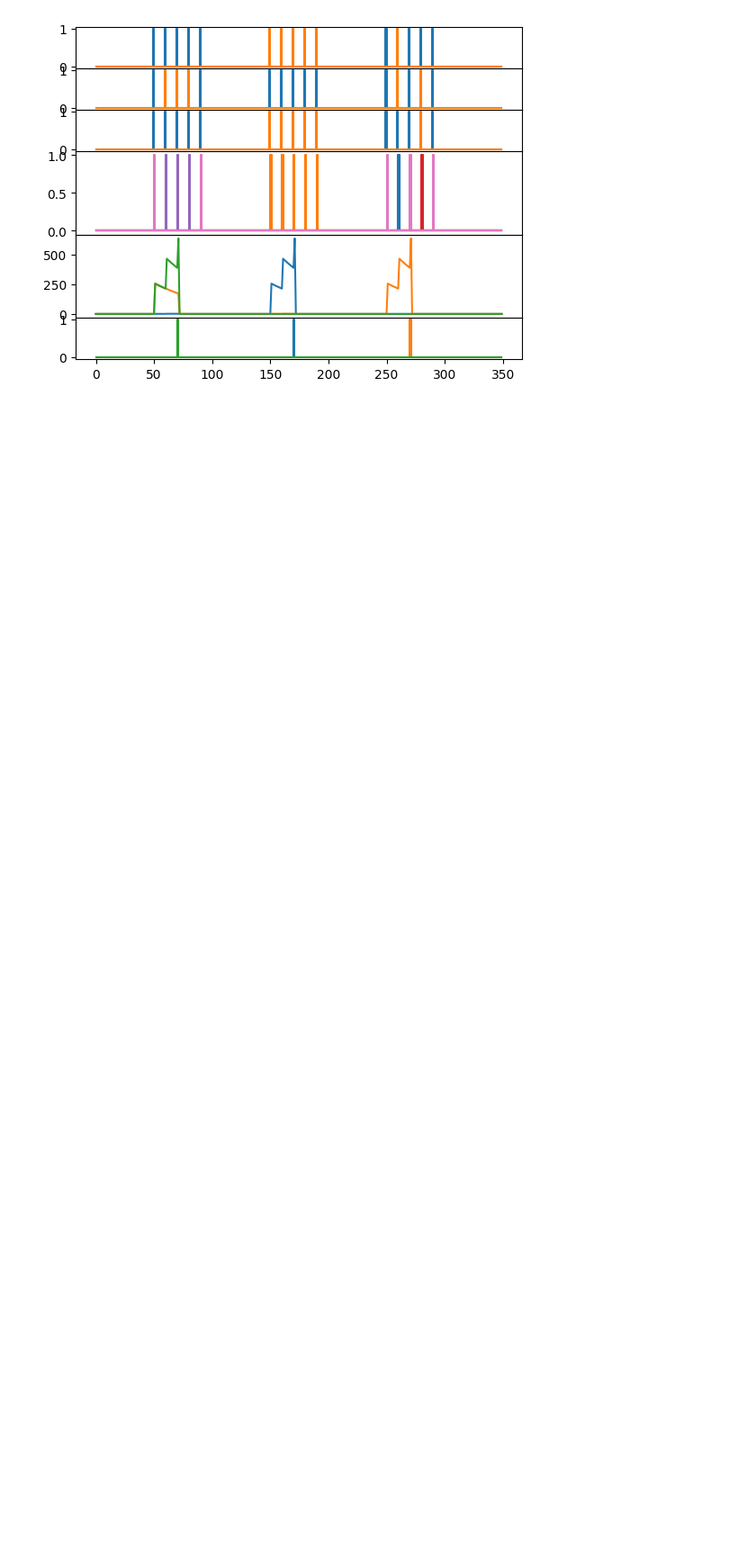
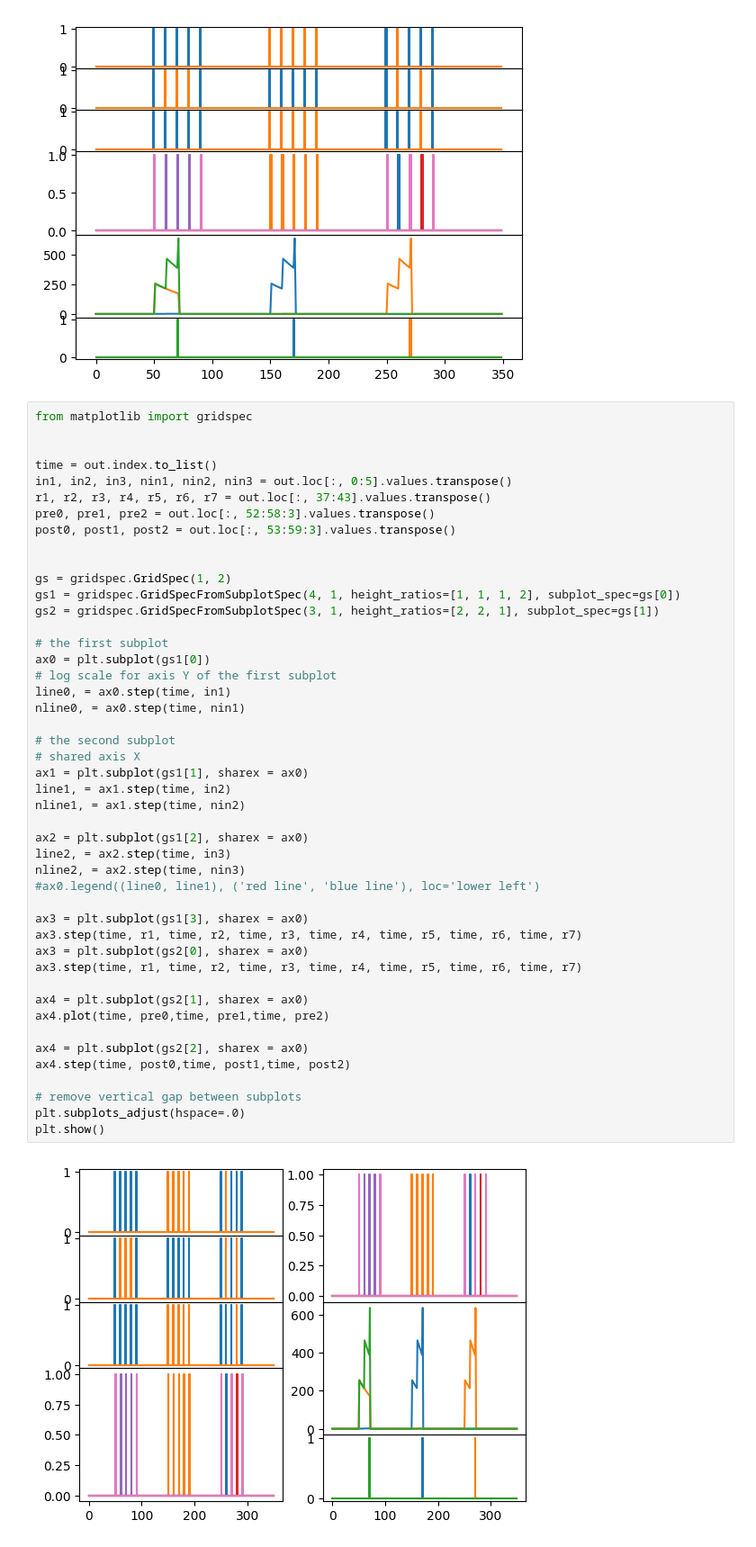
Before and after one commit to IvKormak/spikesim, a Jupyter notebook: old_model.ipynb, the cells around one changed output. Shown at 90% size. Cells and saved outputs as stored; diff of their text form; blank space fills up the shorter version.

```diff
--- a/old_model.ipynb
+++ b/old_model.ipynb
@@ -326,3 +326,51 @@ plt.subplots_adjust(hspace=.0)
 plt.show()
 # %% [output]
 [figure]
+# %%
+from matplotlib import gridspec
+
+
+time = out.index.to_list()
+in1, in2, in3, nin1, nin2, nin3 = out.loc[:, 0:5].values.transpose()
+r1, r2, r3, r4, r5, r6, r7 = out.loc[:, 37:43].values.transpose()
+pre0, pre1, pre2 = out.loc[:, 52:58:3].values.transpose()
+post0, post1, post2 = out.loc[:, 53:59:3].values.transpose()
+
+
+gs = gridspec.GridSpec(1, 2)
+gs1 = gridspec.GridSpecFromSubplotSpec(4, 1, height_ratios=[1, 1, 1, 2], subplot_spec=gs[0])
+gs2 = gridspec.GridSpecFromSubplotSpec(3, 1, height_ratios=[2, 2, 1], subplot_spec=gs[1])
+
+# the first subplot
+ax0 = plt.subplot(gs1[0])
+# log scale for axis Y of the first subplot
+line0, = ax0.step(time, in1)
+nline0, = ax0.step(time, nin1)
+
+# the second subplot
+# shared axis X
+ax1 = plt.subplot(gs1[1], sharex = ax0)
+line1, = ax1.step(time, in2)
+nline1, = ax1.step(time, nin2)
+
+ax2 = plt.subplot(gs1[2], sharex = ax0)
+line2, = ax2.step(time, in3)
+nline2, = ax2.step(time, nin3)
+#ax0.legend((line0, line1), ('red line', 'blue line'), loc='lower left')
+
+ax3 = plt.subplot(gs1[3], sharex = ax0)
+ax3.step(time, r1, time, r2, time, r3, time, r4, time, r5, time, r6, time, r7)
+ax3 = plt.subplot(gs2[0], sharex = ax0)
+ax3.step(time, r1, time, r2, time, r3, time, r4, time, r5, time, r6, time, r7)
+
+ax4 = plt.subplot(gs2[1], sharex = ax0)
+ax4.plot(time, pre0,time, pre1,time, pre2)
+
+ax4 = plt.subplot(gs2[2], sharex = ax0)
+ax4.step(time, post0,time, post1,time, post2)
+
+# remove vertical gap between subplots
+plt.subplots_adjust(hspace=.0)
+plt.show()
+# %% [output]
+[figure, added]
```
Also changed, not shown: parts of 6 cells of this notebook, 2 other files.
